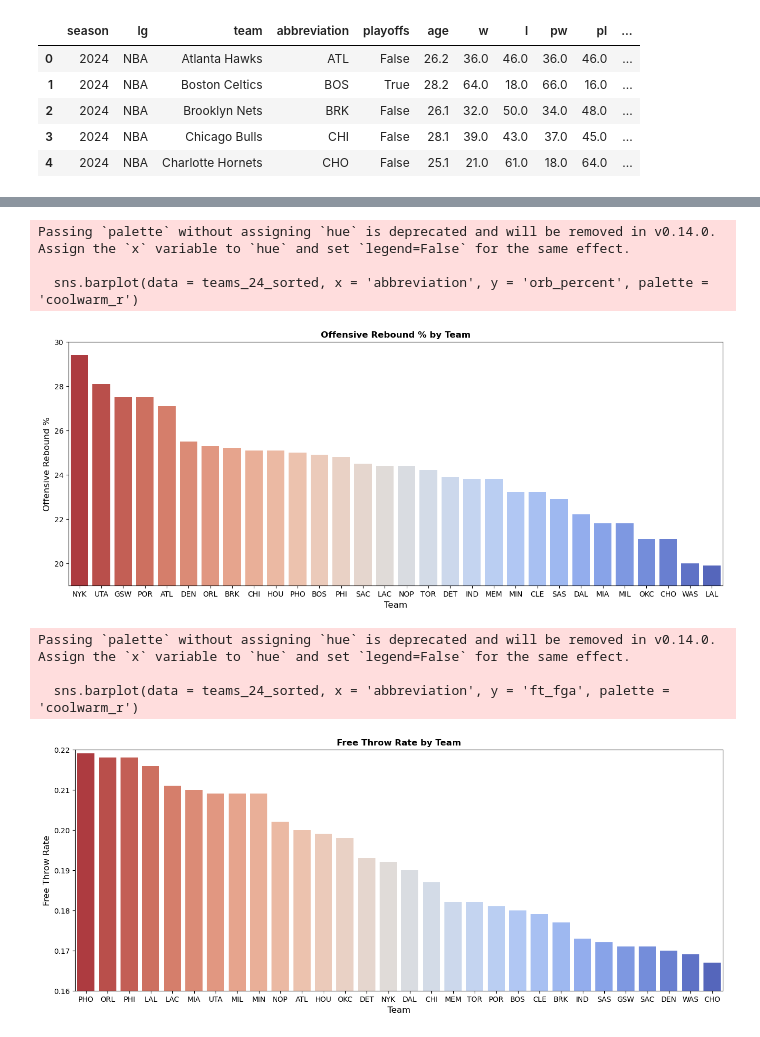
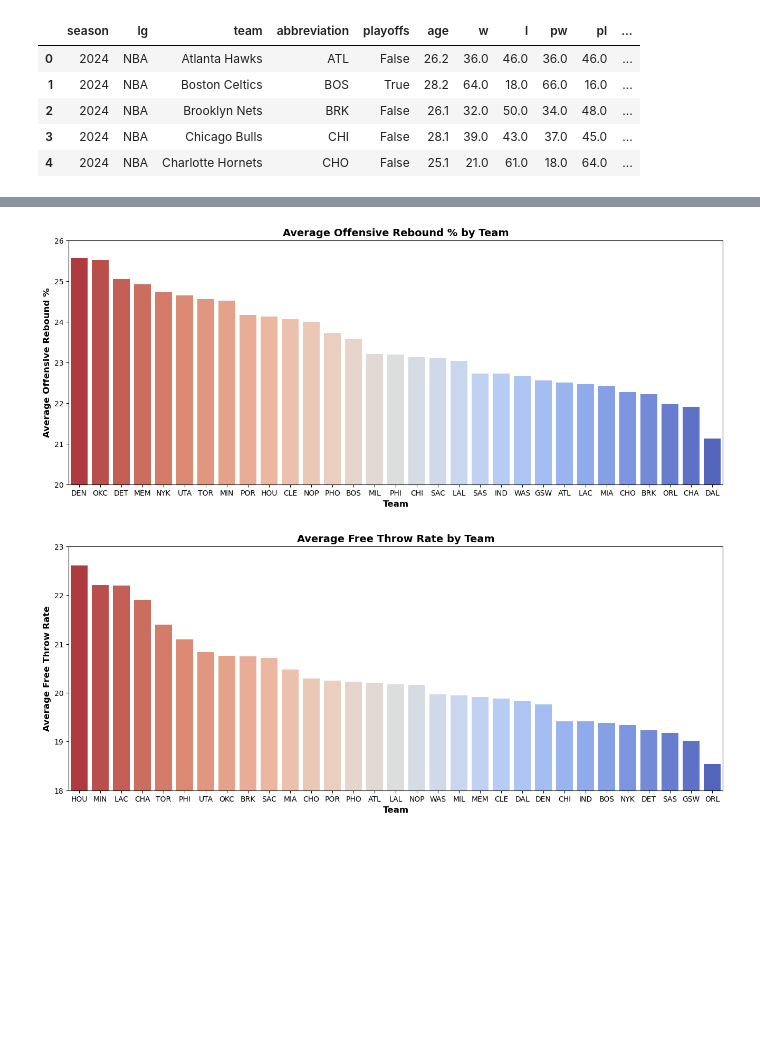
Before and after one commit to jackewings/PortfolioProjects, a Jupyter notebook: FourFactorsPortfolio.ipynb, the cells around one changed output, grey strips where cells are left out. Cells and saved outputs as stored; diff of their text form; code cells hidden in the pictures; blank space fills up the shorter version.

```diff
--- a/FourFactorsPortfolio.ipynb
+++ b/FourFactorsPortfolio.ipynb
@@ -25,9 +23,9 @@ df.head()
 | 3 | 2024 | NBA | Chicago Bulls | CHI | False | 28.1 | 39.0 | 43.0 | 37.0 | 45.0 | ... |
 | 4 | 2024 | NBA | Charlotte Hornets | CHO | False | 25.1 | 21.0 | 61.0 | 18.0 | 64.0 | ... |
 # %%
-# Creating a dataframe containing rows from the 2024 season for each team
-teams_24 = df[(df['season'] == 2024) & (df['team'] != 'League Average')]
+# Creating a dataframe that contains rows from the 2014-2023 seasons for each team
+teams_14_23 = df[(df['season'] >= 2014) & (df['season'] < 2024) & (df['team'] != 'League Average')].copy()
 
-teams_24.head()
+teams_14_23.head()
 # %% [output]
 |  | season | lg | team | abbreviation | playoffs | age | w | l | pw | pl | ... |
@@ -92,8 +86,10 @@ teams_24.head(10)
 # %%
-# Fixing incorrect values for the 'playoff' column
-team_list = ['CLE', 'IND', 'LAL', 'MIA', 'NOP', 'NYK', 'ORL', 'PHO', 'PHI']
+# Fixing incorrect values for the 'playoffs' column in the year 2023
+playoff_list_23 = ['DEN', 'MIN', 'PHO', 'LAC', 'SAC', 'GSW', 'MEM', 'LAL', 'MIL', 'MIA', 'CLE', 'NYK', 'PHI', 'BRK', 'BOS', 'ATL']
 
-teams_24.loc[teams_24['abbreviation'].isin(team_list), 'playoffs'] = True
+teams_14_23['playoffs'] = np.where((teams_14_23['abbreviation'].isin(playoff_list_23)) & (teams_14_23['season'] == 2023), True, teams_14_23['playoffs'])
 
-teams_24['playoffs'].value_counts()
+teams_14_23['playoffs'].value_counts().reset_index()
+
+# The variable is now accurate
 # %% [output]
@@ -104,6 +99,6 @@ Name: count, dtype: int64
 # %%
-# Changing the 'playoff' column to be numerical for future use
-teams_24['playoffs'] = teams_24['playoffs'].astype(int)
+# Converting the 'playoffs' column to integer (True -> 1, False -> 0) for future model use
+teams_14_23['playoffs'] = teams_14_23['playoffs'].astype(int)
 
-teams_24[teams_24['season'] == 2024]['playoffs'].sum()
+teams_14_23['playoffs'].value_counts().reset_index()
 # %% [output]
@@ -111,6 +108,7 @@ teams_24[teams_24['season'] == 2024]['playoffs'].sum()
 # %%
-# Adjusting the value of the 'e_fg_percent' column to make it more consistent with the other columns I plan to use
-teams_24['e_fg_percent'] = teams_24['e_fg_percent'] * 100
+# Adjusting the value of the 'e_fg_percent' and 'ft_fga' columns to make it more consistent with the other "Four Factors" variables that will be used in the models
+teams_14_23['e_fg_percent'] = teams_14_23['e_fg_percent'] * 100
+teams_14_23['ft_fga'] = teams_14_23['ft_fga'] * 100
 
-teams_24.head()
+teams_14_23[['e_fg_percent', 'tov_percent', 'orb_percent', 'ft_fga']].head()
 # %% [output]
@@ -167,30 +157,24 @@ Passing `palette` without assigning `hue` is deprecated and will be removed in v
 # %%
-# Observing offensive rebound % for each team using a bar chart
-teams_24_sorted = teams_24.sort_values('orb_percent', ascending = False)
-plt.figure(figsize = (16,6))
-sns.barplot(data = teams_24_sorted, x = 'abbreviation', y = 'orb_percent', palette = 'coolwarm_r')
-plt.ylim(19, 30)
-plt.title('Offensive Rebound % by Team', fontsize = 12, weight = 'bold')
-plt.xlabel('Team', fontsize = 12)
-plt.ylabel('Offensive Rebound %', fontsize = 12)
+# Observing average offensive rebound % for each team using a bar chart
+teams_avg_orb = teams_14_23.groupby('abbreviation')['orb_percent'].mean().sort_values(ascending = False).reset_index()
+plt.figure(figsize = (16, 6))
+sns.barplot(data = teams_avg_orb, x = 'abbreviation', y = 'orb_percent', hue = 'abbreviation', palette = 'coolwarm_r')
+plt.ylim(20, 26)
+plt.title('Average Offensive Rebound % by Team', fontsize = 14, weight = 'bold')
+plt.xlabel('Team', fontsize = 12, weight = 'bold')
+plt.ylabel('Average Offensive Rebound %', fontsize = 12, weight = 'bold')
 plt.show()
 # %% [output]
-Passing `palette` without assigning `hue` is deprecated and will be removed in v0.14.0. Assign the `x` variable to `hue` and set `legend=False` for the same effect.
-
-  sns.barplot(data = teams_24_sorted, x = 'abbreviation', y = 'orb_percent', palette = 'coolwarm_r')
-[figure, old version]
+[figure, new version]
 # %%
-# Observing free throw rate for each team using a bar chart
-teams_24_sorted = teams_24.sort_values('ft_fga', ascending = False)
-plt.figure(figsize = (16,6))
-sns.barplot(data = teams_24_sorted, x = 'abbreviation', y = 'ft_fga', palette = 'coolwarm_r')
-plt.ylim(.16, .22)
-plt.title('Free Throw Rate by Team', fontsize = 12, weight = 'bold')
-plt.xlabel('Team', fontsize = 12)
-plt.ylabel('Free Throw Rate', fontsize = 12)
+# Observing average free throw rate for each team using a bar chart
+teams_avg_ftr = teams_14_23.groupby('abbreviation')['ft_fga'].mean().sort_values(ascending = False).reset_index()
+plt.figure(figsize = (16, 6))
+sns.barplot(data = teams_avg_ftr, x = 'abbreviation', y = 'ft_fga', hue = 'abbreviation', palette = 'coolwarm_r')
+plt.ylim(18, 23)
+plt.title('Average Free Throw Rate by Team', fontsize = 14, weight = 'bold')
+plt.xlabel('Team', fontsize = 12, weight = 'bold')
+plt.ylabel('Average Free Throw Rate', fontsize = 12, weight = 'bold')
 plt.show()
 # %% [output]
-Passing `palette` without assigning `hue` is deprecated and will be removed in v0.14.0. Assign the `x` variable to `hue` and set `legend=False` for the same effect.
-
-  sns.barplot(data = teams_24_sorted, x = 'abbreviation', y = 'ft_fga', palette = 'coolwarm_r')
-[figure, old version]
+[figure, new version]
```
Also changed, not shown: parts of 31 cells of this notebook.
